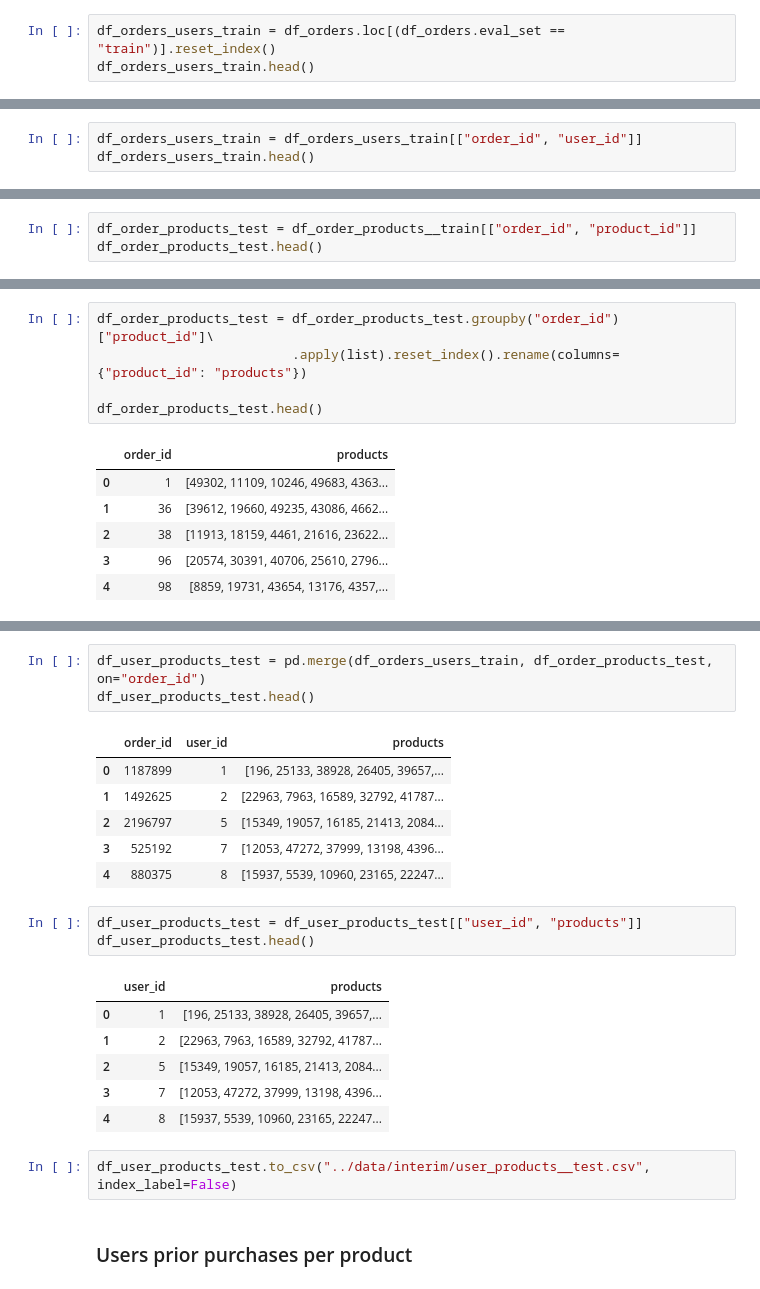
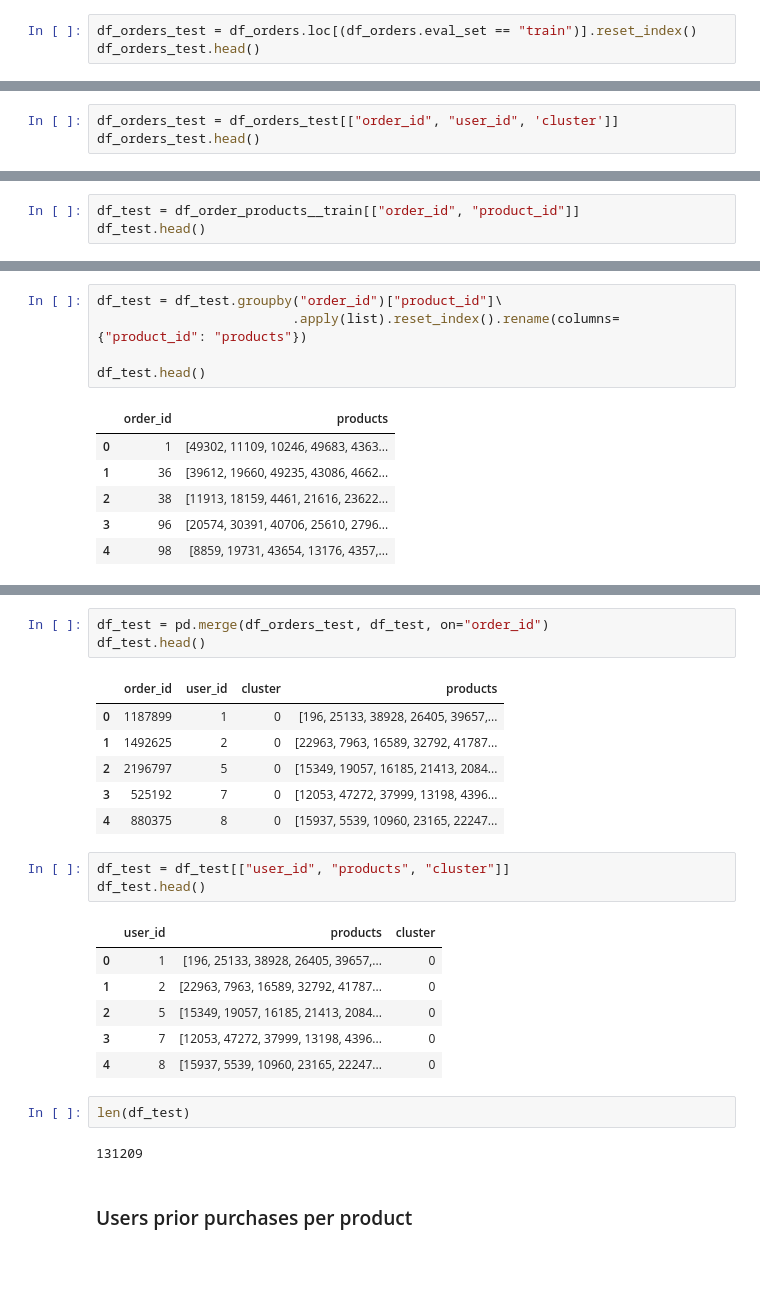
Before and after one commit to dxu15-nic/Instacart_Recommender, a Jupyter notebook: notebooks/Recommender.ipynb, the cells around one changed output, grey strips where cells are left out. Saved outputs shown, nothing was run; the diff lists cells and outputs as text; blank space fills up the shorter version.

Commit message:
User to user recommender finished

```diff
--- a/notebooks/Recommender.ipynb
+++ b/notebooks/Recommender.ipynb
@@ -71,6 +22,6 @@ memory usage: 1.9+ GB
 # %%
-df_orders_users_train = df_orders.loc[(df_orders.eval_set == "train")].reset_index()
-df_orders_users_train.head()
+df_orders_test = df_orders.loc[(df_orders.eval_set == "train")].reset_index()
+df_orders_test.head()
 # %% [output]
 |  | index | order_id | user_id | eval_set | order_number | order_dow | order_hour_of_day | ... |
 | 0 | 10 | 1187899 | 1 | train | 11 | 4 | 8 | ... |
@@ -85,4 +36,4 @@ df_orders_users_train.shape
 # %%
-df_orders_users_train = df_orders_users_train[["order_id", "user_id"]]
-df_orders_users_train.head()
+df_orders_test = df_orders_test[["order_id", "user_id", 'cluster']]
+df_orders_test.head()
 # %% [output]
@@ -95,6 +46,6 @@ df_orders_users_train.head()
 # %%
-df_order_products_test = df_order_products__train[["order_id", "product_id"]]
-df_order_products_test.head()
+df_test = df_order_products__train[["order_id", "product_id"]]
+df_test.head()
 # %% [output]
 |  | order_id | product_id |
 | 0 | 1 | 49302 |
@@ -107,10 +58,10 @@ df_order_products_test.shape
 # %% [output]
 (1384617, 2)
 # %%
-df_order_products_test = df_order_products_test.groupby("order_id")["product_id"]\
+df_test = df_test.groupby("order_id")["product_id"]\
                          .apply(list).reset_index().rename(columns={"product_id": "products"})
 
-df_order_products_test.head()
+df_test.head()
 # %% [output]
 |  | order_id | products |
 | 0 | 1 | [49302, 11109, 10246, 49683, 4363... |
@@ -123,26 +74,28 @@ df_order_products_test.shape
 # %% [output]
 (131209, 2)
 # %%
-df_user_products_test = pd.merge(df_orders_users_train, df_order_products_test, on="order_id")
-df_user_products_test.head()
+df_test = pd.merge(df_orders_test, df_test, on="order_id")
+df_test.head()
 # %% [output]
-|  | order_id | user_id | products |
-| 0 | 1187899 | 1 | [196, 25133, 38928, 26405, 39657,... |
-| 1 | 1492625 | 2 | [22963, 7963, 16589, 32792, 41787... |
-| 2 | 2196797 | 5 | [15349, 19057, 16185, 21413, 2084... |
-| 3 | 525192 | 7 | [12053, 47272, 37999, 13198, 4396... |
-| 4 | 880375 | 8 | [15937, 5539, 10960, 23165, 22247... |
+|  | order_id | user_id | cluster | products |
+| 0 | 1187899 | 1 | 0 | [196, 25133, 38928, 26405, 39657,... |
+| 1 | 1492625 | 2 | 0 | [22963, 7963, 16589, 32792, 41787... |
+| 2 | 2196797 | 5 | 0 | [15349, 19057, 16185, 21413, 2084... |
+| 3 | 525192 | 7 | 0 | [12053, 47272, 37999, 13198, 4396... |
+| 4 | 880375 | 8 | 0 | [15937, 5539, 10960, 23165, 22247... |
 # %%
-df_user_products_test = df_user_products_test[["user_id", "products"]]
-df_user_products_test.head()
+df_test = df_test[["user_id", "products", "cluster"]]
+df_test.head()
 # %% [output]
-|  | user_id | products |
-| 0 | 1 | [196, 25133, 38928, 26405, 39657,... |
-| 1 | 2 | [22963, 7963, 16589, 32792, 41787... |
-| 2 | 5 | [15349, 19057, 16185, 21413, 2084... |
-| 3 | 7 | [12053, 47272, 37999, 13198, 4396... |
-| 4 | 8 | [15937, 5539, 10960, 23165, 22247... |
+|  | user_id | products | cluster |
+| 0 | 1 | [196, 25133, 38928, 26405, 39657,... | 0 |
+| 1 | 2 | [22963, 7963, 16589, 32792, 41787... | 0 |
+| 2 | 5 | [15349, 19057, 16185, 21413, 2084... | 0 |
+| 3 | 7 | [12053, 47272, 37999, 13198, 4396... | 0 |
+| 4 | 8 | [15937, 5539, 10960, 23165, 22247... | 0 |
-# %%
-df_user_products_test.to_csv("../data/interim/user_products__test.csv", index_label=False)
+# %%
+len(df_test)
+# %% [output]
+131209
 # %% [markdown]
 ### Users prior purchases per product
```
Also changed, not shown: parts of 150 cells of this notebook, 1 other file.
